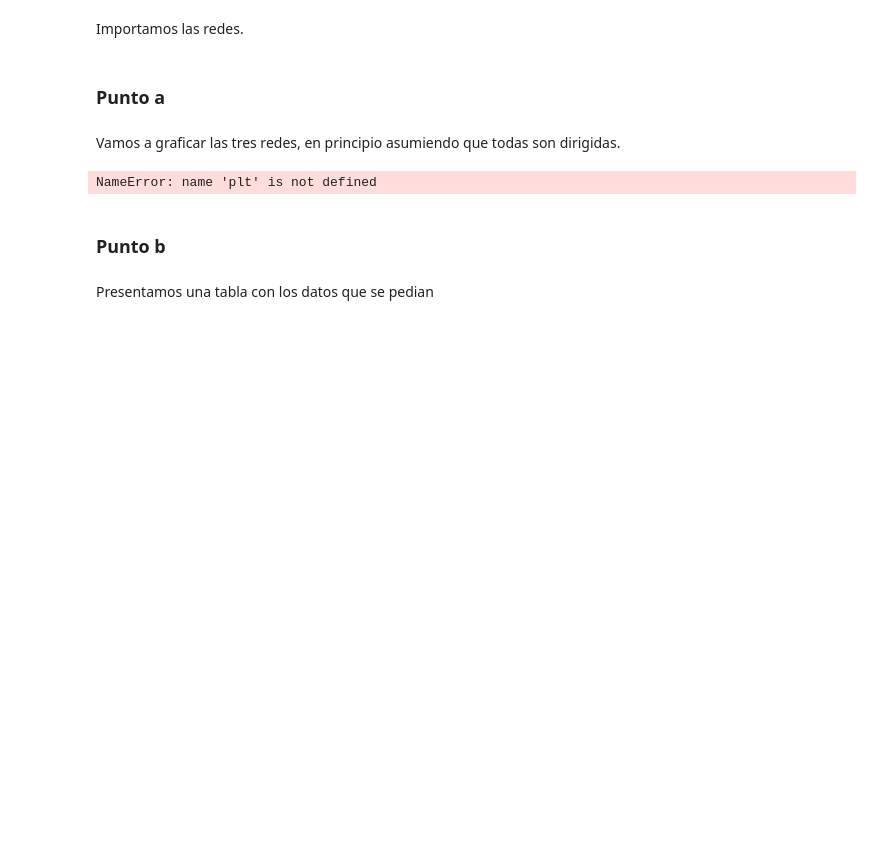
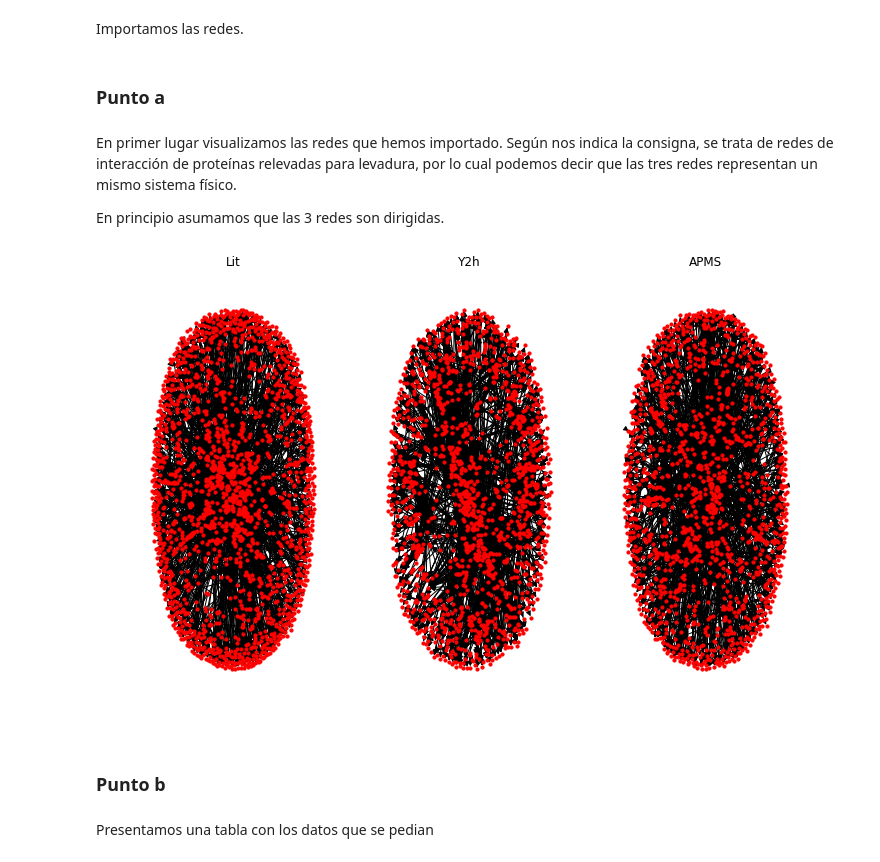
Before and after one commit to GRGab/Urdimbres-Sofisticadas, a Jupyter notebook: Trabajo_computacional_1.ipynb, the cells around one changed output. Saved outputs shown, nothing was run; the diff lists cells and outputs as text; code cells hidden in the pictures; blank space fills up the shorter version.

```diff
--- a/Trabajo_computacional_1.ipynb
+++ b/Trabajo_computacional_1.ipynb
@@ -59,25 +62,29 @@ g_y2h = nx.DiGraph()
 g_y2h.add_edges_from(y2h)
 # %% [markdown]
 ### Punto a
-# %% [markdown]
-Vamos a graficar las tres redes, en principio asumiendo que  todas son dirigidas.
+# %% [markdown]
+En primer lugar visualizamos las redes que hemos importado. Según nos indica la consigna, se trata de redes de interacción de proteínas relevadas para levadura, por lo cual podemos decir que las tres redes representan un mismo sistema físico.
+
+En principio asumamos que las 3 redes son dirigidas.
 # %%
-f, (ax1, ax2, ax3) = plt.subplots(1, 3)
+f, (ax1, ax2, ax3) = plt.subplots(1, 3, figsize=(12, 8))
 
 
 plt.sca(ax1)
 ax2.set_title('Y2h')
 nx.draw(g_y2h, node_size = 10)
 
 plt.sca(ax2)
 ax3.set_title('APMS')
 nx.draw(g_apms, node_size = 10)
 
 plt.sca(ax3)
 ax1.set_title('Lit')
 nx.draw(g_lit, node_size = 10)
+
+plt.show()
 # %% [output]
-NameError: name 'plt' is not defined
+[figure, added]
 # %% [markdown]
 ### Punto b
 # %% [markdown]
```
Also changed, not shown: parts of 7 cells of this notebook.
